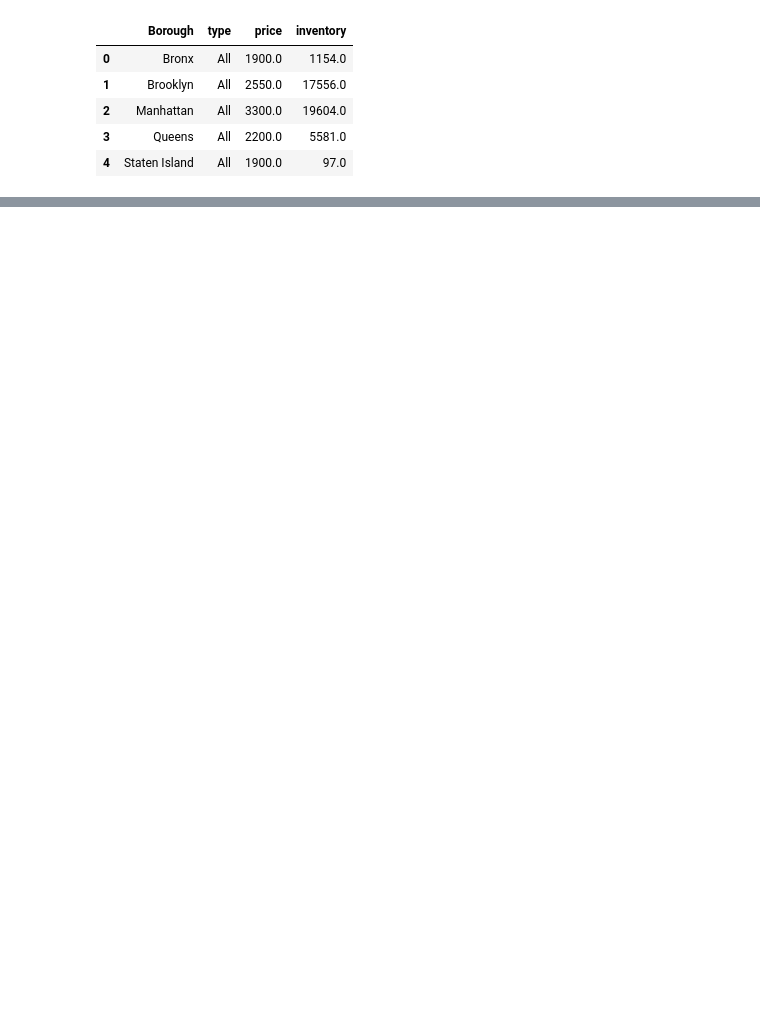
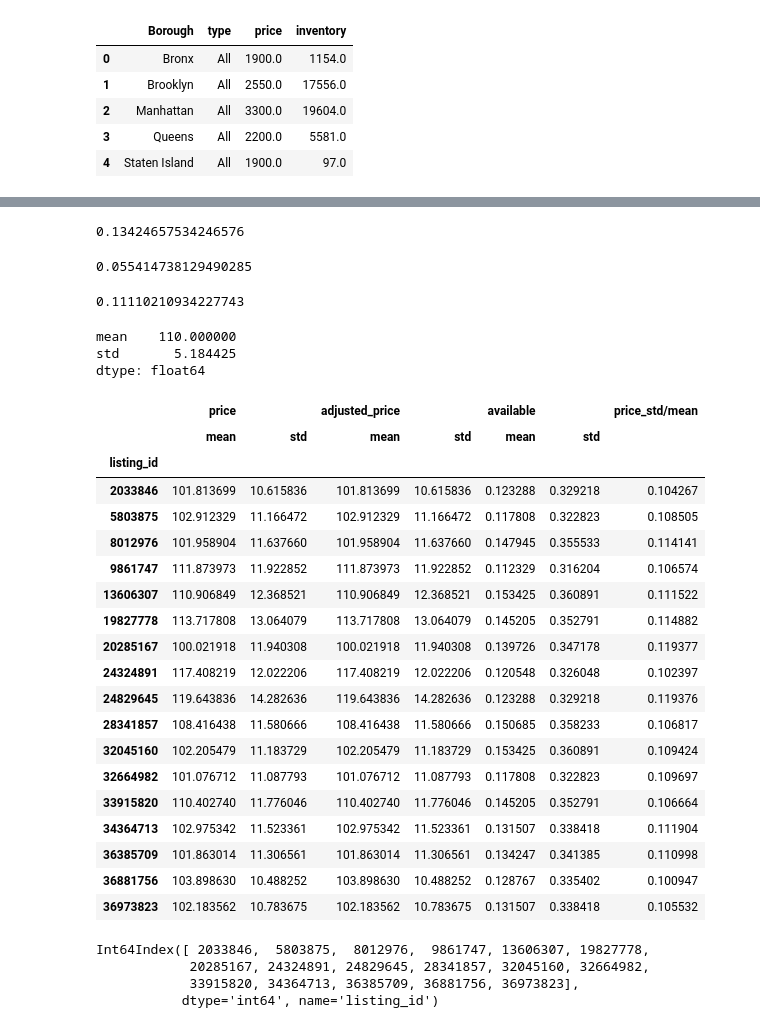
Before and after one commit to wuzheyu/airnalysis, a Jupyter notebook: analysis/host_datacleaning.ipynb, the cells around one changed output, grey strips where cells are left out. Drawn from its saved outputs; the diff is of its cells as text; code cells hidden in the pictures; blank space fills up the shorter version.

```diff
--- a/analysis/host_datacleaning.ipynb
+++ b/analysis/host_datacleaning.ipynb
@@ -260,0 +306,7 @@ host.to_csv('../data/host.csv')
+# %%
+calendar['available'] = calendar['available']=='t'
+# %%
+grouped = calendar.groupby('listing_id').agg({'price':['mean','std'],'adjusted_price':['mean','std'],'available':['mean','std']})
+# grouped = calendar.groupby('listing_id').agg({'price':['mean','std'],'available':['mean','std']})
+# %%
+grouped['price_std/mean'] = grouped['price','std']/grouped['price','mean']
@@ -260,0 +324,18 @@ host.to_csv('../data/host.csv')
+# %%
+grouped['available','mean'].median()
+# %% [output]
+0.13424657534246576
+# %%
+grouped['price_std/mean'].median()
+# %% [output]
+0.055414738129490285
+# %%
+grouped['price_std/mean'].quantile(0.8)
+# %% [output]
+0.11110210934227743
+# %%
+grouped['price'].median()
+# %% [output]
+mean    110.000000
+std       5.184425
+dtype: float64
@@ -260,0 +348,23 @@ host.to_csv('../data/host.csv')
+# %%
+grouped[mask]
+# %% [output]
+|  | price |  | adjusted_price |  | available |  | price_std/mean |
+|  | mean | std | mean | std | mean | std |  |
+| listing_id |  |  |  |  |  |  |  |
+| 2033846 | 101.813699 | 10.615836 | 101.813699 | 10.615836 | 0.123288 | 0.329218 | 0.104267 |
+| 5803875 | 102.912329 | 11.166472 | 102.912329 | 11.166472 | 0.117808 | 0.322823 | 0.108505 |
+| 8012976 | 101.958904 | 11.637660 | 101.958904 | 11.637660 | 0.147945 | 0.355533 | 0.114141 |
+| 9861747 | 111.873973 | 11.922852 | 111.873973 | 11.922852 | 0.112329 | 0.316204 | 0.106574 |
+| 13606307 | 110.906849 | 12.368521 | 110.906849 | 12.368521 | 0.153425 | 0.360891 | 0.111522 |
+| 19827778 | 113.717808 | 13.064079 | 113.717808 | 13.064079 | 0.145205 | 0.352791 | 0.114882 |
+| 20285167 | 100.021918 | 11.940308 | 100.021918 | 11.940308 | 0.139726 | 0.347178 | 0.119377 |
+| 24324891 | 117.408219 | 12.022206 | 117.408219 | 12.022206 | 0.120548 | 0.326048 | 0.102397 |
+| 24829645 | 119.643836 | 14.282636 | 119.643836 | 14.282636 | 0.123288 | 0.329218 | 0.119376 |
+| 28341857 | 108.416438 | 11.580666 | 108.416438 | 11.580666 | 0.150685 | 0.358233 | 0.106817 |
+| 32045160 | 102.205479 | 11.183729 | 102.205479 | 11.183729 | 0.153425 | 0.360891 | 0.109424 |
+| 32664982 | 101.076712 | 11.087793 | 101.076712 | 11.087793 | 0.117808 | 0.322823 | 0.109697 |
+| 33915820 | 110.402740 | 11.776046 | 110.402740 | 11.776046 | 0.145205 | 0.352791 | 0.106664 |
+| 34364713 | 102.975342 | 11.523361 | 102.975342 | 11.523361 | 0.131507 | 0.338418 | 0.111904 |
+| 36385709 | 101.863014 | 11.306561 | 101.863014 | 11.306561 | 0.134247 | 0.341385 | 0.110998 |
+| 36881756 | 103.898630 | 10.488252 | 103.898630 | 10.488252 | 0.128767 | 0.335402 | 0.100947 |
+| 36973823 | 102.183562 | 10.783675 | 102.183562 | 10.783675 | 0.131507 | 0.338418 | 0.105532 |
@@ -260,0 +373,7 @@ host.to_csv('../data/host.csv')
+# %%
+id_list
+# %% [output]
+Int64Index([ 2033846,  5803875,  8012976,  9861747, 13606307, 19827778,
+            20285167, 24324891, 24829645, 28341857, 32045160, 32664982,
+            33915820, 34364713, 36385709, 36881756, 36973823],
+           dtype='int64', name='listing_id')
```
Also changed, not shown: parts of 21 cells of this notebook, 3 other files.
